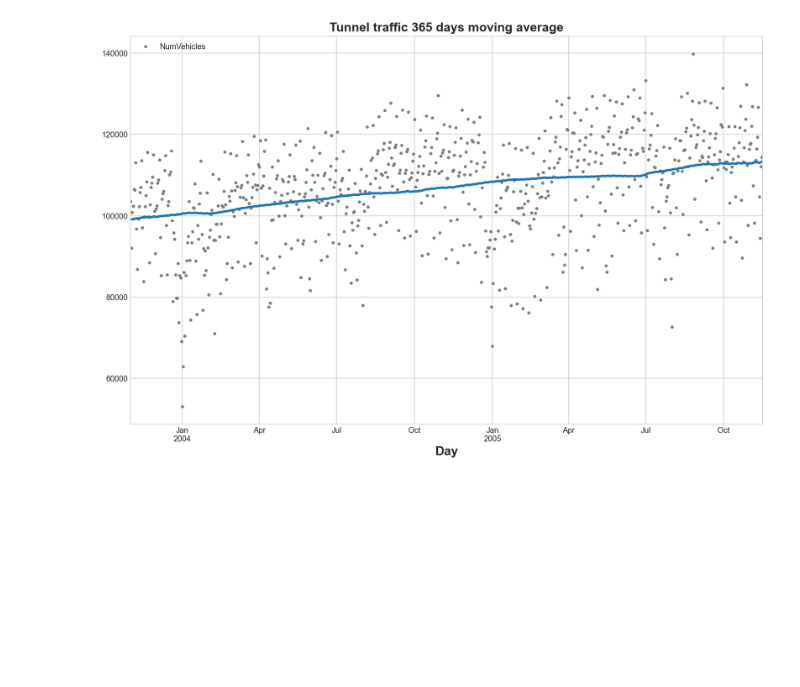
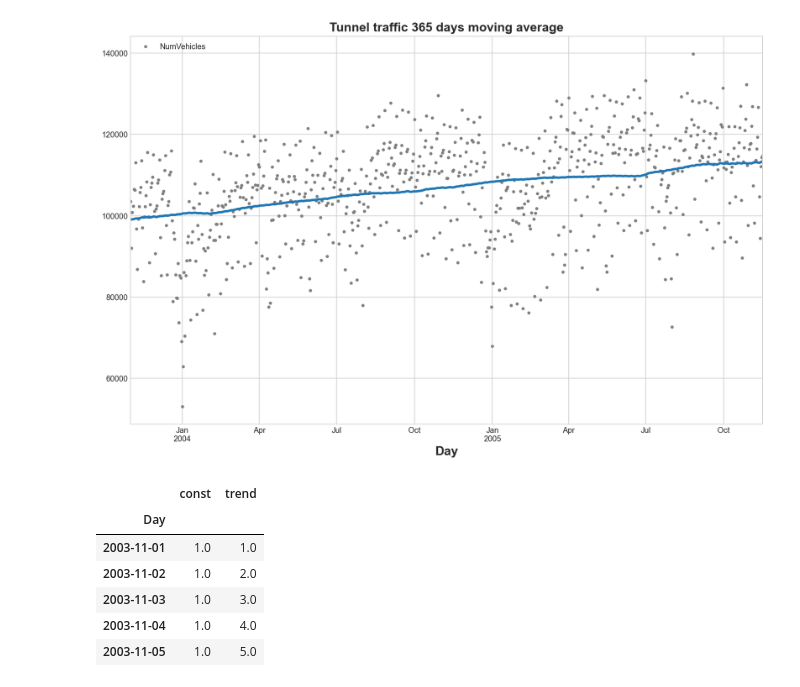
Before and after one commit to JudsonMorgan/Time-series, a Jupyter notebook: Moving-average-plot.ipynb, the cells around one changed output. Drawn from its saved outputs; the diff is of its cells as text; code cells hidden in the pictures; blank space fills up the shorter version.

```diff
--- a/Moving-average-plot.ipynb
+++ b/Moving-average-plot.ipynb
@@ -70,0 +69,19 @@ from statsmodels.tsa.deterministic import DeterministicProcess
+# %%
+from statsmodels.tsa.deterministic import DeterministicProcess
+dp = DeterministicProcess(
+    index = df.index,
+    constant=True,
+    drop=True,
+    order =1
+)
+
+X = dp.in_sample()
+X.head()
+# %% [output]
+|  | const | trend |
+| Day |  |  |
+| 2003-11-01 | 1.0 | 1.0 |
+| 2003-11-02 | 1.0 | 2.0 |
+| 2003-11-03 | 1.0 | 3.0 |
+| 2003-11-04 | 1.0 | 4.0 |
+| 2003-11-05 | 1.0 | 5.0 |
```
Also changed, not shown: parts of 9 cells of this notebook.
